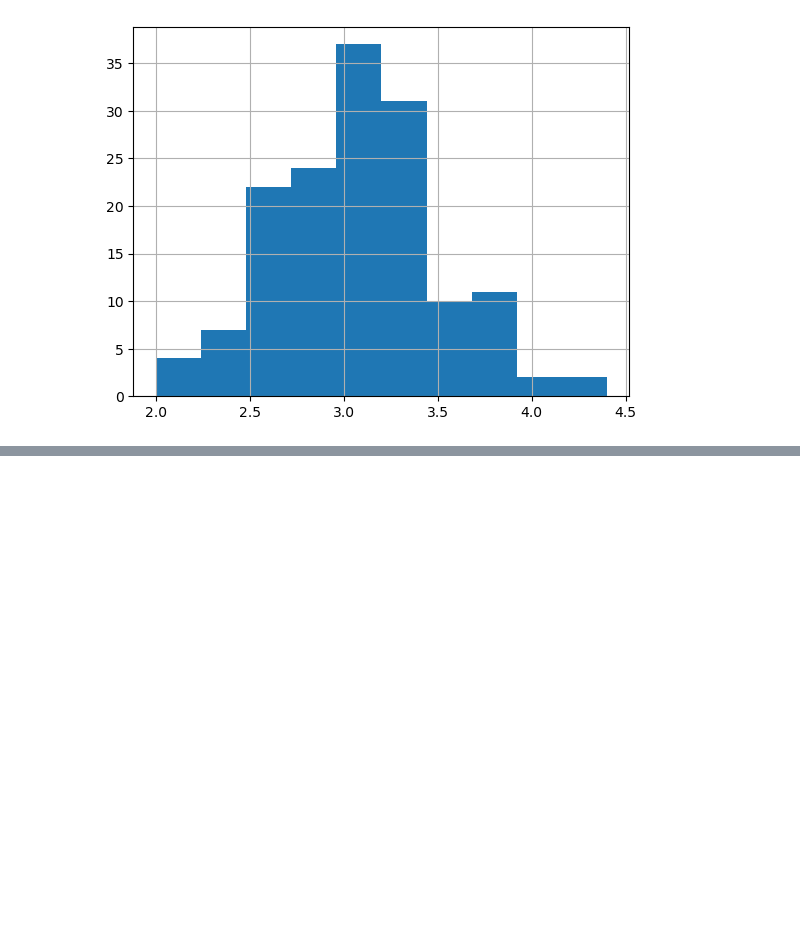
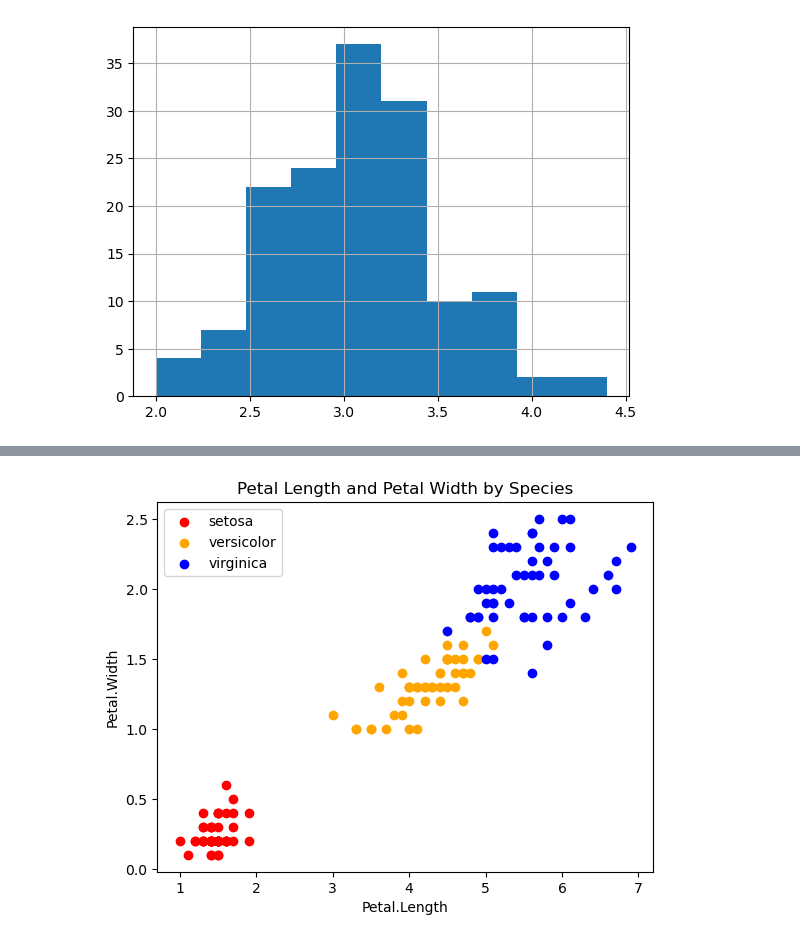
Before and after one commit to markdhareal/logistic-regression-models, a Jupyter notebook: notebooks/multiclass_logistic_regression.ipynb, the cells around one changed output, grey strips where cells are left out. Saved outputs shown, nothing was run; the diff lists cells and outputs as text; code cells hidden in the pictures; blank space fills up the shorter version.

```diff
--- a/notebooks/multiclass_logistic_regression.ipynb
+++ b/notebooks/multiclass_logistic_regression.ipynb
@@ -98,0 +135,4 @@ dataframe['Sepal.Width'].hist()
+# %%
+eda_by_species('Petal Length and Petal Width by Species','Petal.Length', 'Petal.Width')
+# %% [output]
+[figure, added]
```
Also changed, not shown: parts of 8 cells of this notebook.
